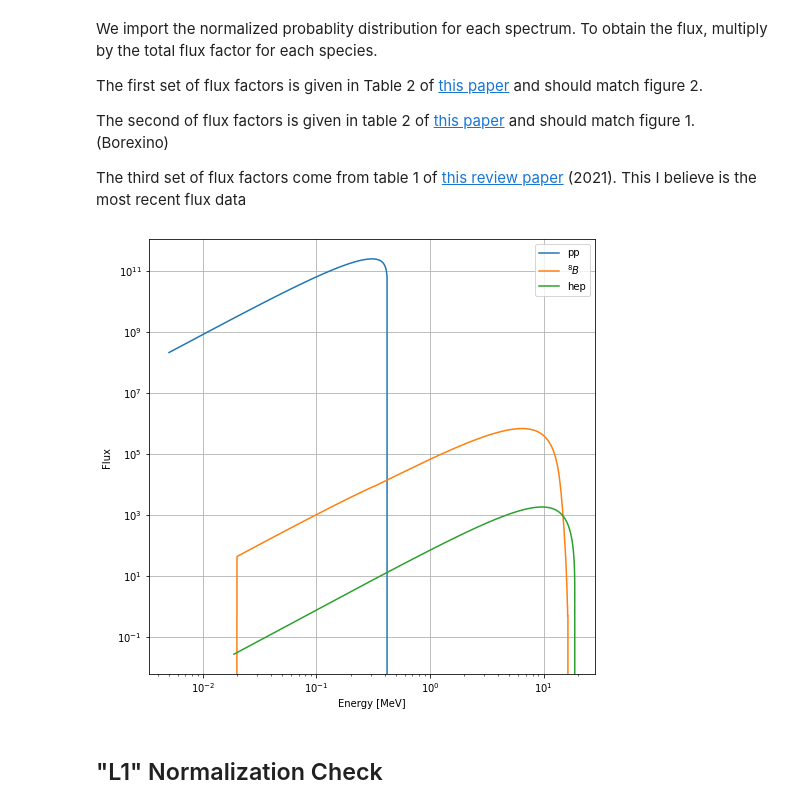
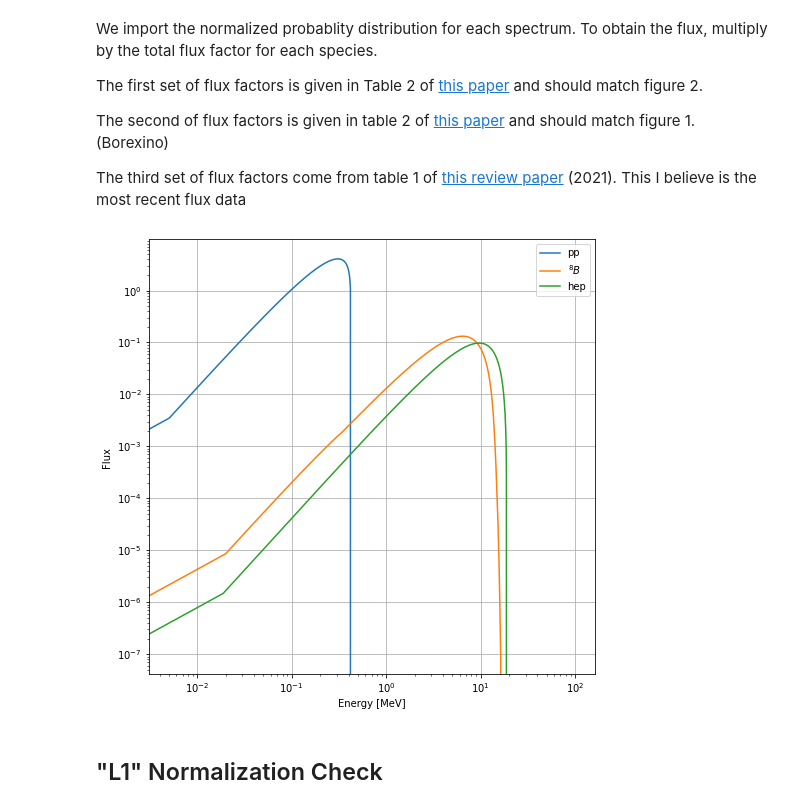
Before and after one commit to agree019/Neutrino-Trajectory, a Jupyter notebook: !Neutrino Trajectories.ipynb, the cells around one changed output. Cells and saved outputs as stored; diff of their text form; code cells hidden in the pictures.

```diff
--- a/!Neutrino Trajectories.ipynb
+++ b/!Neutrino Trajectories.ipynb
@@ -1827,55 +1829,56 @@ The second of flux factors is given in table 2 of [this paper](https://www.natur
 
 The third set of flux factors come from table 1 of [this review paper](https://arxiv.org/abs/2107.08613) (2021). This I believe is the most recent flux data
 # %%
-ppSpectra = pd.read_csv('Data/ppSpectrum.csv')
+ppSpectra = pd.read_csv('Data/ppSpectrum2.csv')
 ppE = ppSpectra.q_MeV
 ppS = ppSpectra.spectrum
 
-b8Spectra = pd.read_csv('Data/b8Spectrum.csv')
+# b8Spectra = pd.read_csv('Data/ppSpectrum5.csv')
+b8Spectra = pd.read_csv('Data/b8Spectrum2.csv')
 b8E = b8Spectra.q_MeV
 b8S = b8Spectra.spectrum
 
-hepSpectra = pd.read_csv('Data/hepSpectrum.csv')
+hepSpectra = pd.read_csv('Data/hepSpectrum2.csv')
 hepE = hepSpectra.q_MeV
 hepS = hepSpectra.spectrum
 
 # Normalizations from astro-ph/0412440 (2005)
 # ppFF  = 5.99E10
 # b8FF  = 5.69e6
 # hepFF = 7.93e3
 
 # Normalizations from https://www.nature.com/articles/s41586-018-0624-y (2018)
 # ppFF  = 6.1e10
 # b8FF  = 5.68e6
 # hepFF = 2.2e5
 
 # Normalizations from table 1 of 2107.08613 (2021) Solar (Global) subject to luminoscity constraint
-ppFF  = 5.971e10
-b8FF  = 5.16e6
-hepFF = 19e3
+# ppFF  = 5.971e10
+# b8FF  = 5.16e6
+# hepFF = 19e3
 
-# ppFF  = 1
-# b8FF  = 1
-# hepFF = 1
+ppFF  = 1
+b8FF  = 1
+hepFF = 1
 
 
 figS = plt.figure(figsize = (8,8))
 plt.plot(ppE,np.multiply(ppS,ppFF),label = 'pp')
 plt.plot(b8E,np.multiply(b8S,b8FF),label = '$^8B$')
 plt.plot(hepE,np.multiply(hepS,hepFF),label = 'hep')
 
 # Plot bounds to match fig 2
 # plt.xlim([0.9E-1,30])
 # plt.ylim([0.9e1,5e11])
 
 plt.legend(loc = 'upper right')
 plt.grid()
 plt.xlabel('Energy [MeV]')
 plt.ylabel('Flux ')
 plt.xscale('log')
 plt.yscale('log')
 # %% [output]
-[figure, old version]
+[figure, new version]
 # %% [markdown]
 ## "L1" Normalization Check
 # %% [markdown]
```
Also changed, not shown: parts of 26 cells of this notebook, 8 other files.
